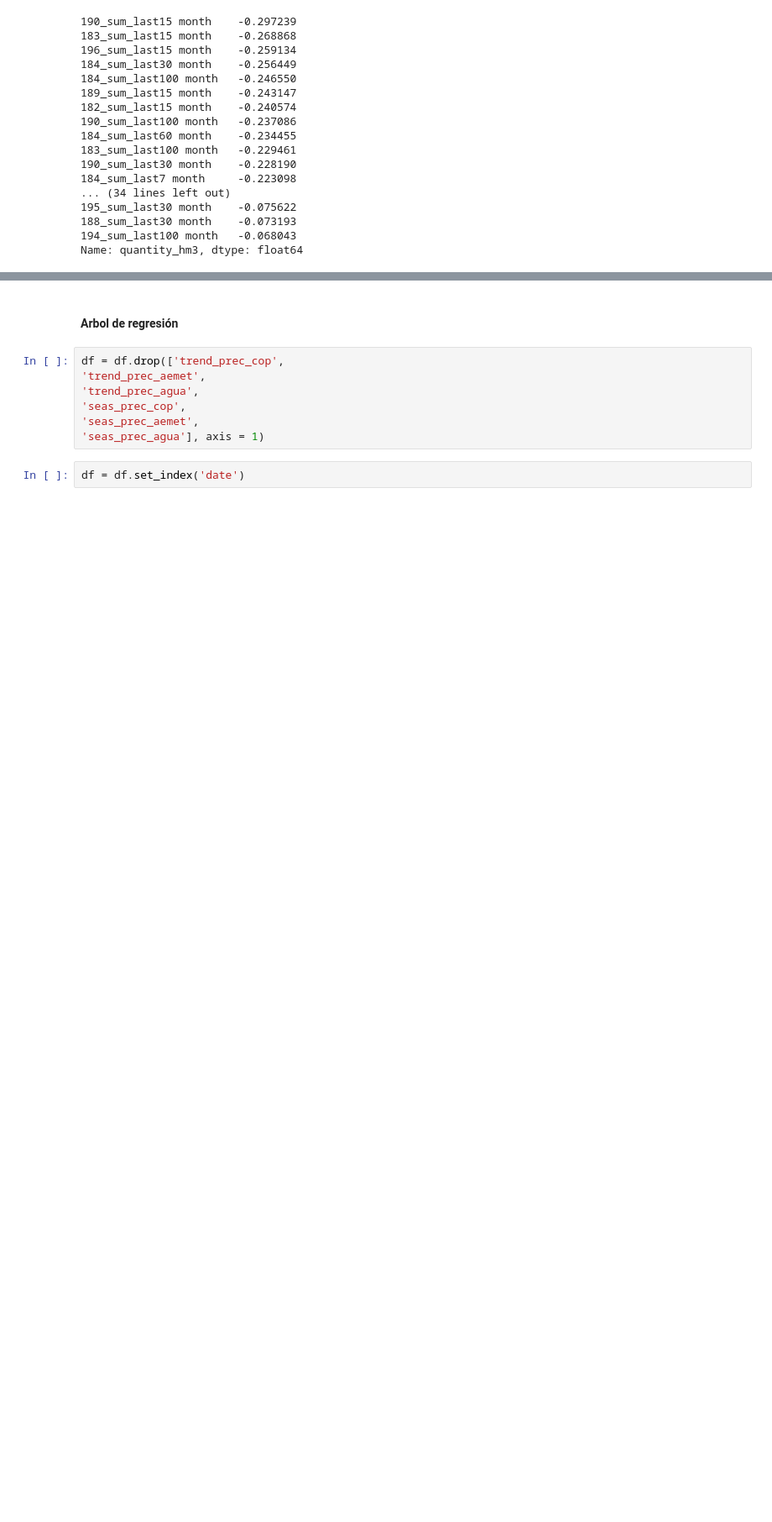
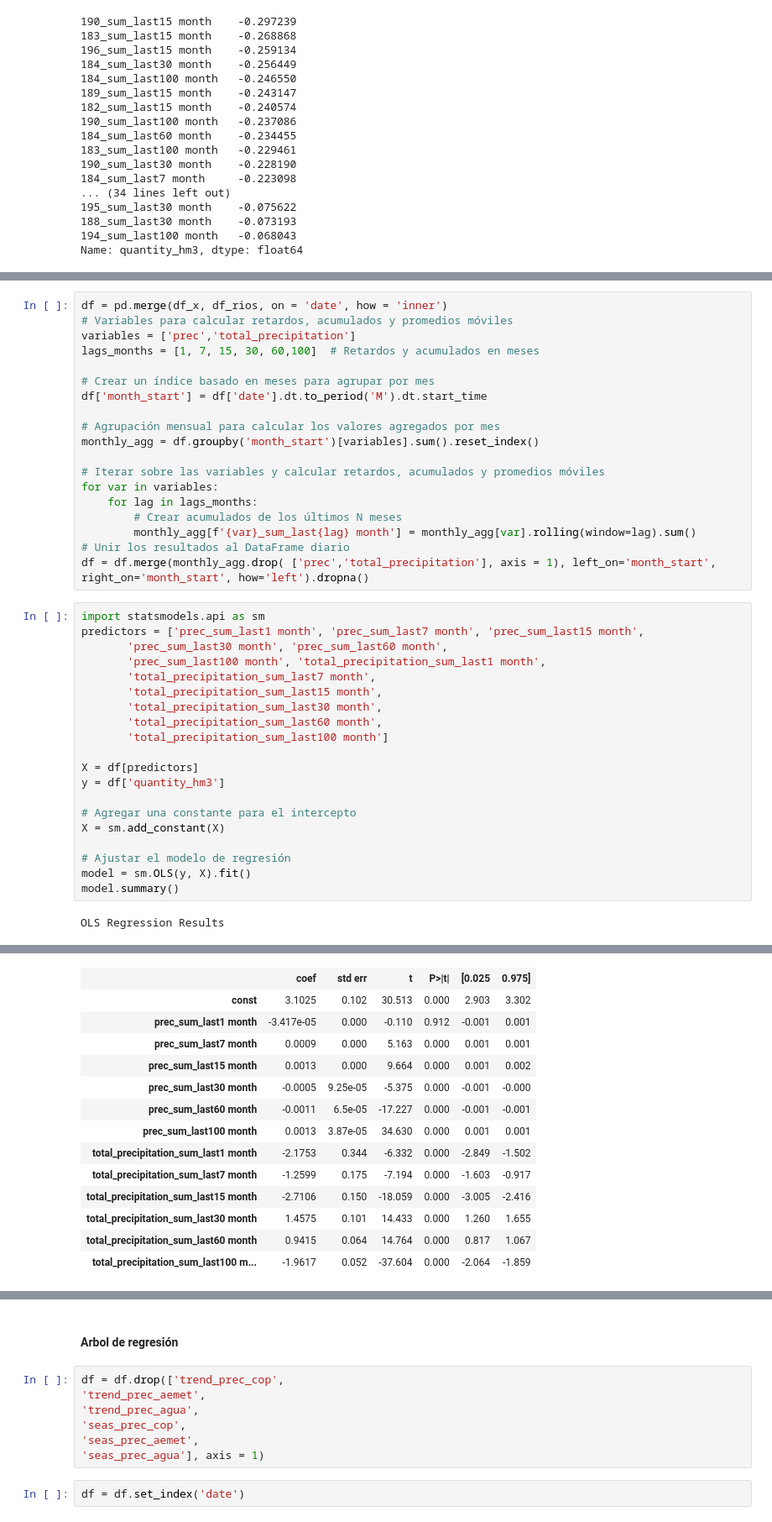
Before and after one commit to delatorre96/Water-Prediction, a Jupyter notebook: Análisis pixel.ipynb, the cells around one changed output, grey strips where cells are left out. Shown at 84% size. Cells and saved outputs as stored; diff of their text form; blank space fills up the shorter version.

```diff
--- a/Análisis pixel.ipynb
+++ b/Análisis pixel.ipynb
@@ -773,0 +885,41 @@ Name: quantity_hm3, dtype: float64
+# %%
+df = pd.merge(df_x, df_rios, on = 'date', how = 'inner')
+# Variables para calcular retardos, acumulados y promedios móviles
+variables = ['prec','total_precipitation']
+lags_months = [1, 7, 15, 30, 60,100]  # Retardos y acumulados en meses
+
+# Crear un índice basado en meses para agrupar por mes
+df['month_start'] = df['date'].dt.to_period('M').dt.start_time
+
+# Agrupación mensual para calcular los valores agregados por mes
+monthly_agg = df.groupby('month_start')[variables].sum().reset_index()
+
+# Iterar sobre las variables y calcular retardos, acumulados y promedios móviles
+for var in variables:
+    for lag in lags_months:
+        # Crear acumulados de los últimos N meses
+        monthly_agg[f'{var}_sum_last{lag} month'] = monthly_agg[var].rolling(window=lag).sum()
+# Unir los resultados al DataFrame diario
+df = df.merge(monthly_agg.drop( ['prec','total_precipitation'], axis = 1), left_on='month_start', right_on='month_start', how='left').dropna()
+# %%
+import statsmodels.api as sm
+predictors = ['prec_sum_last1 month', 'prec_sum_last7 month', 'prec_sum_last15 month',
+       'prec_sum_last30 month', 'prec_sum_last60 month',
+       'prec_sum_last100 month', 'total_precipitation_sum_last1 month',
+       'total_precipitation_sum_last7 month',
+       'total_precipitation_sum_last15 month',
+       'total_precipitation_sum_last30 month',
+       'total_precipitation_sum_last60 month',
+       'total_precipitation_sum_last100 month']
+
+X = df[predictors]
+y = df['quantity_hm3']
+
+# Agregar una constante para el intercepto
+X = sm.add_constant(X)
+
+# Ajustar el modelo de regresión
+model = sm.OLS(y, X).fit()
+model.summary()
+# %% [output]
+OLS Regression Results
@@ -773,0 +935,14 @@ Name: quantity_hm3, dtype: float64
+|  | coef | std err | t | P>|t| | [0.025 | 0.975] |
+| const | 3.1025 | 0.102 | 30.513 | 0.000 | 2.903 | 3.302 |
+| prec_sum_last1 month | -3.417e-05 | 0.000 | -0.110 | 0.912 | -0.001 | 0.001 |
+| prec_sum_last7 month | 0.0009 | 0.000 | 5.163 | 0.000 | 0.001 | 0.001 |
+| prec_sum_last15 month | 0.0013 | 0.000 | 9.664 | 0.000 | 0.001 | 0.002 |
+| prec_sum_last30 month | -0.0005 | 9.25e-05 | -5.375 | 0.000 | -0.001 | -0.000 |
+| prec_sum_last60 month | -0.0011 | 6.5e-05 | -17.227 | 0.000 | -0.001 | -0.001 |
+| prec_sum_last100 month | 0.0013 | 3.87e-05 | 34.630 | 0.000 | 0.001 | 0.001 |
+| total_precipitation_sum_last1 month | -2.1753 | 0.344 | -6.332 | 0.000 | -2.849 | -1.502 |
+| total_precipitation_sum_last7 month | -1.2599 | 0.175 | -7.194 | 0.000 | -1.603 | -0.917 |
+| total_precipitation_sum_last15 month | -2.7106 | 0.150 | -18.059 | 0.000 | -3.005 | -2.416 |
+| total_precipitation_sum_last30 month | 1.4575 | 0.101 | 14.433 | 0.000 | 1.260 | 1.655 |
+| total_precipitation_sum_last60 month | 0.9415 | 0.064 | 14.764 | 0.000 | 0.817 | 1.067 |
+| total_precipitation_sum_last100 m... | -1.9617 | 0.052 | -37.604 | 0.000 | -2.064 | -1.859 |
```
Also changed, not shown: parts of 13 cells of this notebook, 1 other file.
